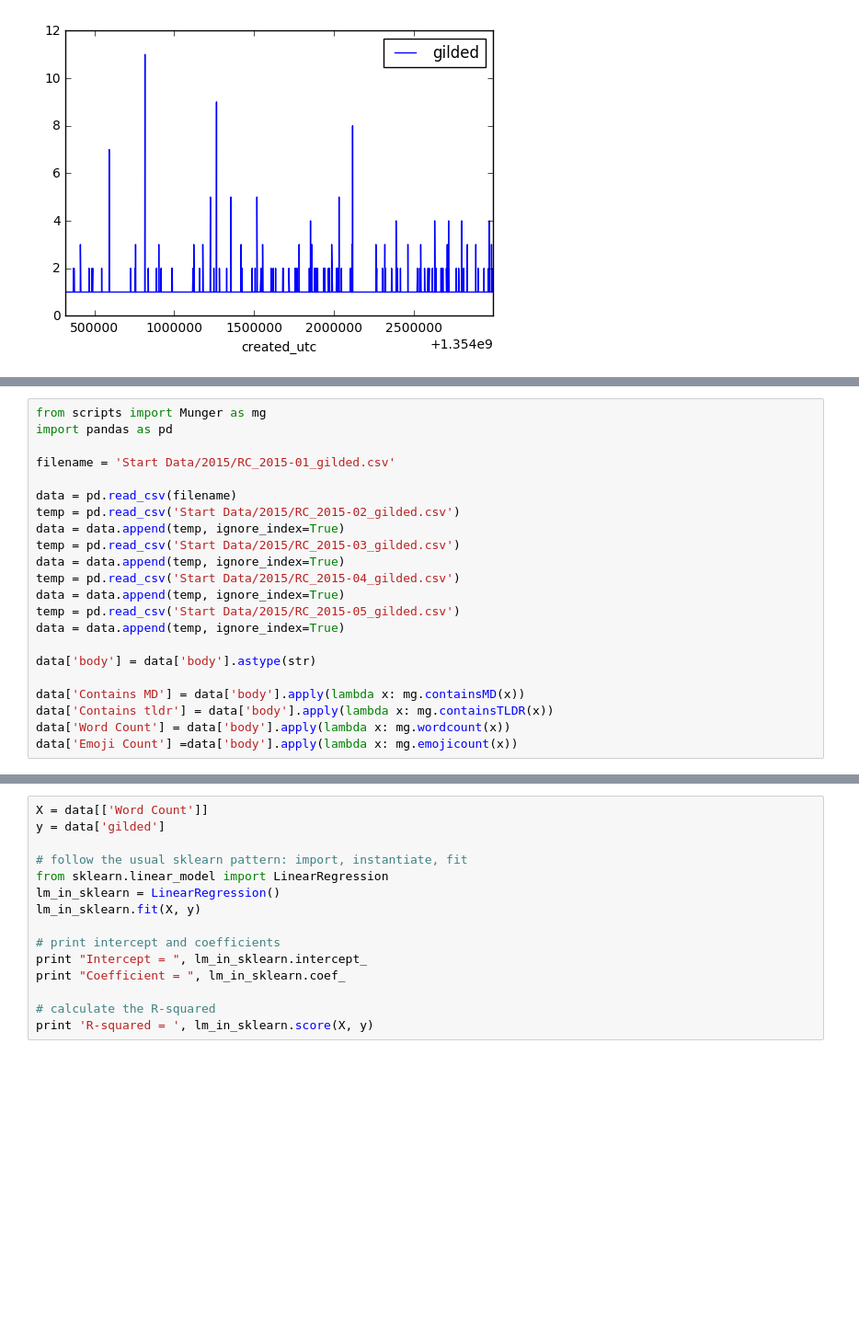
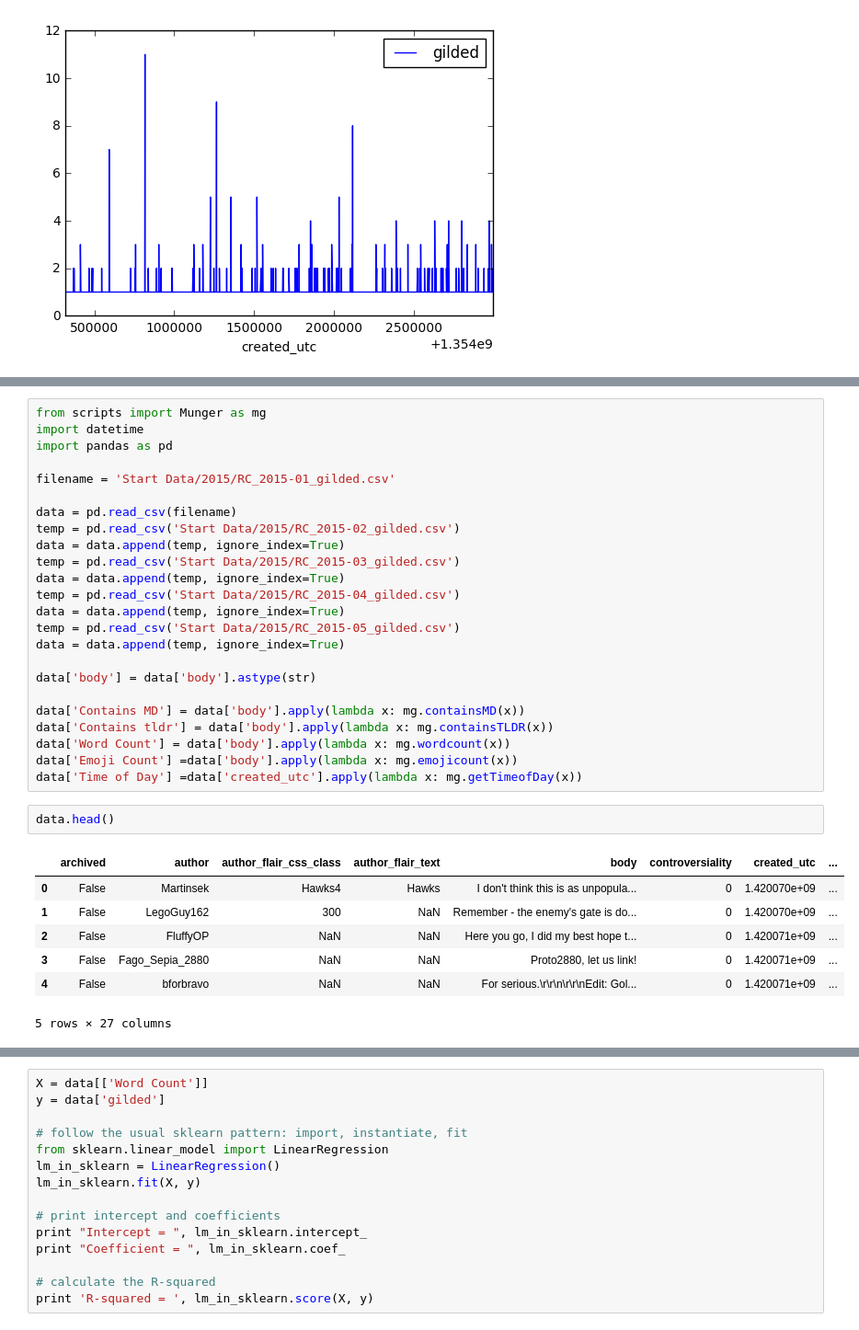
Before and after one commit to cyinwei/csce489_gold, a Jupyter notebook: Jeremy's Notebook.ipynb, the cells around one changed output, grey strips where cells are left out. Shown at 92% size. Cells and saved outputs as stored; diff of their text form; blank space fills up the shorter version.

```diff
--- a/Jeremy's Notebook.ipynb
+++ b/Jeremy's Notebook.ipynb
@@ -87,5 +107,6 @@ IndentationError: unindent does not match any outer indentation level (Munger.py
 # %%
 from scripts import Munger as mg
+import datetime
 import pandas as pd
 
 filename = 'Start Data/2015/RC_2015-01_gilded.csv'
@@ -106,6 +127,17 @@ data['Contains MD'] = data['body'].apply(lambda x: mg.containsMD(x))
 data['Contains tldr'] = data['body'].apply(lambda x: mg.containsTLDR(x))
 data['Word Count'] = data['body'].apply(lambda x: mg.wordcount(x))
 data['Emoji Count'] =data['body'].apply(lambda x: mg.emojicount(x))
+data['Time of Day'] =data['created_utc'].apply(lambda x: mg.getTimeofDay(x))
+# %%
+data.head()
+# %% [output]
+|  | archived | author | author_flair_css_class | author_flair_text | body | controversiality | created_utc | ... |
+| 0 | False | Martinsek | Hawks4 | Hawks | I don't think this is as unpopula... | 0 | 1.420070e+09 | ... |
+| 1 | False | LegoGuy162 | 300 | NaN | Remember - the enemy's gate is do... | 0 | 1.420070e+09 | ... |
+| 2 | False | FluffyOP | NaN | NaN | Here you go, I did my best hope t... | 0 | 1.420071e+09 | ... |
+| 3 | False | Fago_Sepia_2880 | NaN | NaN | Proto2880, let us link! | 0 | 1.420071e+09 | ... |
+| 4 | False | bforbravo | NaN | NaN | For serious.\r\r\n\r\r\nEdit: Gol... | 0 | 1.420071e+09 | ... |
+5 rows × 27 columns
 # %%
 import matplotlib.pyplot as plt
 %matplotlib inline
```
Also changed, not shown: parts of 5 cells of this notebook, 2 other files.
